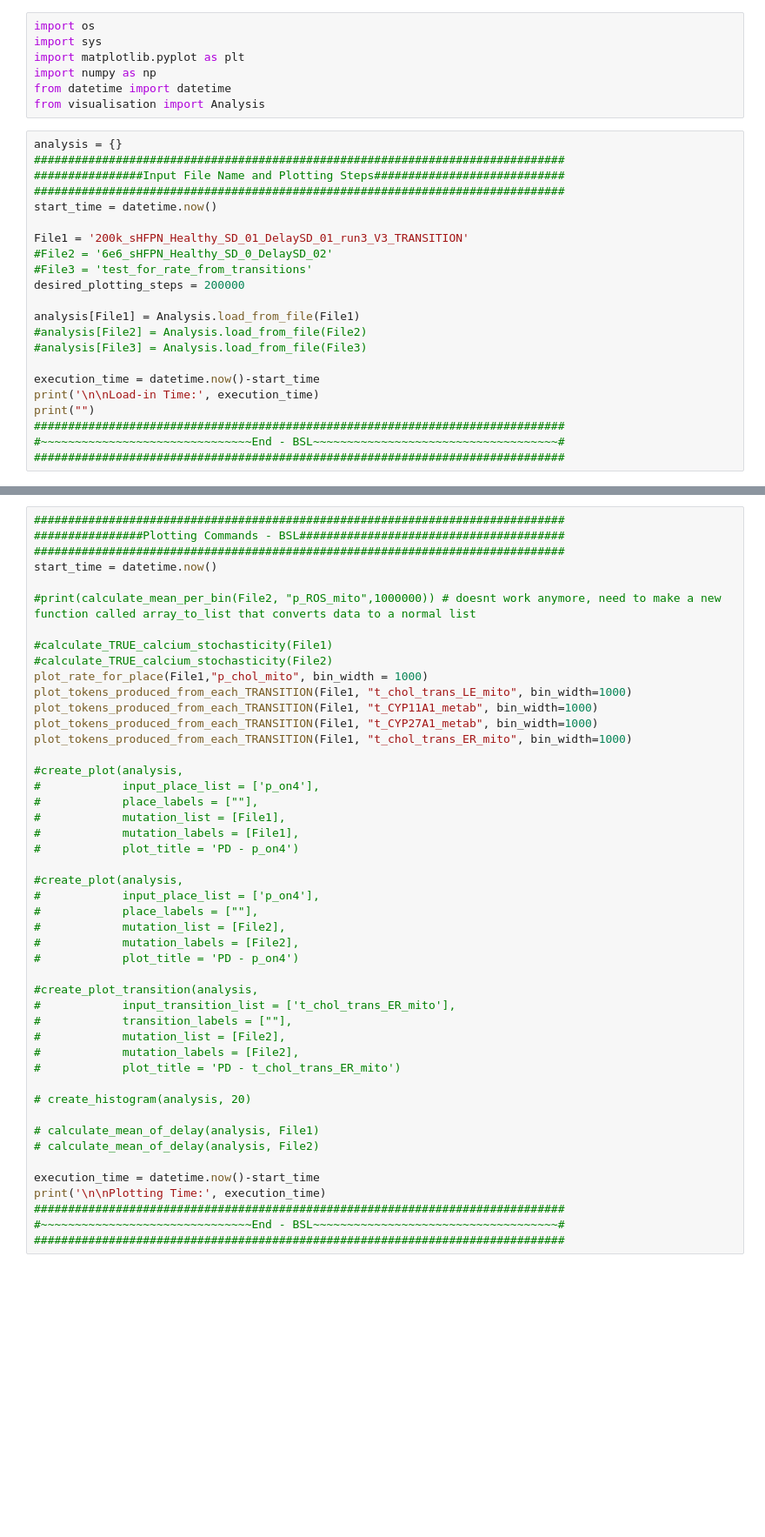
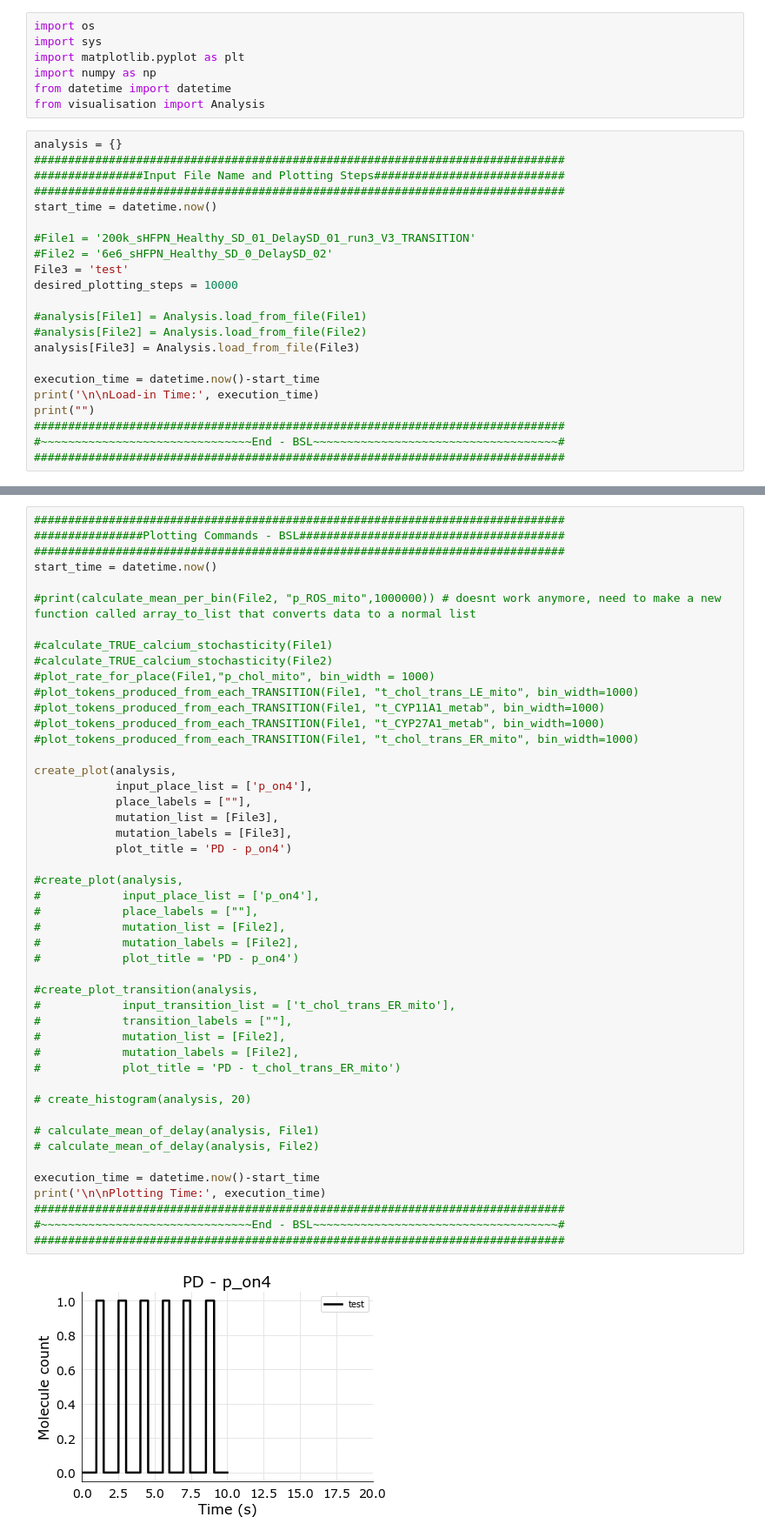
Before and after one commit to BrandonSLockey/HFPN-Stochastic-Version, a Jupyter notebook: HFPN-Stochastic-Version/sHFPN Plotting Jupyter Notebook.ipynb, the cells around one changed output, grey strips where cells are left out. Shown: that part at 87% size. Cells and saved outputs as stored; diff of their text form; blank space fills up the shorter version.

```diff
--- a/HFPN-Stochastic-Version/sHFPN Plotting Jupyter Notebook.ipynb
+++ b/HFPN-Stochastic-Version/sHFPN Plotting Jupyter Notebook.ipynb
@@ -12,14 +12,14 @@ analysis = {}
 ##############################################################################
 start_time = datetime.now()
 
-File1 = '200k_sHFPN_Healthy_SD_01_DelaySD_01_run3_V3_TRANSITION'
+#File1 = '200k_sHFPN_Healthy_SD_01_DelaySD_01_run3_V3_TRANSITION'
 #File2 = '6e6_sHFPN_Healthy_SD_0_DelaySD_02'
-#File3 = 'test_for_rate_from_transitions'
-desired_plotting_steps = 200000
+File3 = 'test'
+desired_plotting_steps = 10000
 
-analysis[File1] = Analysis.load_from_file(File1)
+#analysis[File1] = Analysis.load_from_file(File1)
 #analysis[File2] = Analysis.load_from_file(File2)
-#analysis[File3] = Analysis.load_from_file(File3)
+analysis[File3] = Analysis.load_from_file(File3)
 
 execution_time = datetime.now()-start_time
 print('\n\nLoad-in Time:', execution_time)
@@ -372,41 +376,42 @@ start_time = datetime.now()
 
 #calculate_TRUE_calcium_stochasticity(File1)
 #calculate_TRUE_calcium_stochasticity(File2)
-plot_rate_for_place(File1,"p_chol_mito", bin_width = 1000)
-plot_tokens_produced_from_each_TRANSITION(File1, "t_chol_trans_LE_mito", bin_width=1000)
-plot_tokens_produced_from_each_TRANSITION(File1, "t_CYP11A1_metab", bin_width=1000)
-plot_tokens_produced_from_each_TRANSITION(File1, "t_CYP27A1_metab", bin_width=1000)
-plot_tokens_produced_from_each_TRANSITION(File1, "t_chol_trans_ER_mito", bin_width=1000)
+#plot_rate_for_place(File1,"p_chol_mito", bin_width = 1000)
+#plot_tokens_produced_from_each_TRANSITION(File1, "t_chol_trans_LE_mito", bin_width=1000)
+#plot_tokens_produced_from_each_TRANSITION(File1, "t_CYP11A1_metab", bin_width=1000)
+#plot_tokens_produced_from_each_TRANSITION(File1, "t_CYP27A1_metab", bin_width=1000)
+#plot_tokens_produced_from_each_TRANSITION(File1, "t_chol_trans_ER_mito", bin_width=1000)
 
-#create_plot(analysis,
-#            input_place_list = ['p_on4'],
-#            place_labels = [""],
-#            mutation_list = [File1],
-#            mutation_labels = [File1],
-#            plot_title = 'PD - p_on4')
+create_plot(analysis,
+            input_place_list = ['p_on4'],
+            place_labels = [""],
+            mutation_list = [File3],
+            mutation_labels = [File3],
+            plot_title = 'PD - p_on4')
 
 #create_plot(analysis,
 #            input_place_list = ['p_on4'],
 #            place_labels = [""],
 #            mutation_list = [File2],
 #            mutation_labels = [File2],
 #            plot_title = 'PD - p_on4')
 
 #create_plot_transition(analysis,
 #            input_transition_list = ['t_chol_trans_ER_mito'],
 #            transition_labels = [""],
 #            mutation_list = [File2],
 #            mutation_labels = [File2],
 #            plot_title = 'PD - t_chol_trans_ER_mito')
 
 # create_histogram(analysis, 20)
 
 # calculate_mean_of_delay(analysis, File1)
 # calculate_mean_of_delay(analysis, File2)
 
 execution_time = datetime.now()-start_time
 print('\n\nPlotting Time:', execution_time)
 ##############################################################################
 #~~~~~~~~~~~~~~~~~~~~~~~~~~~~~~~End - BSL~~~~~~~~~~~~~~~~~~~~~~~~~~~~~~~~~~~~#
 ##############################################################################
 # %% [output]
+[figure, new version]
```
Also changed, not shown: parts of 13 cells of this notebook, 4 other files.
